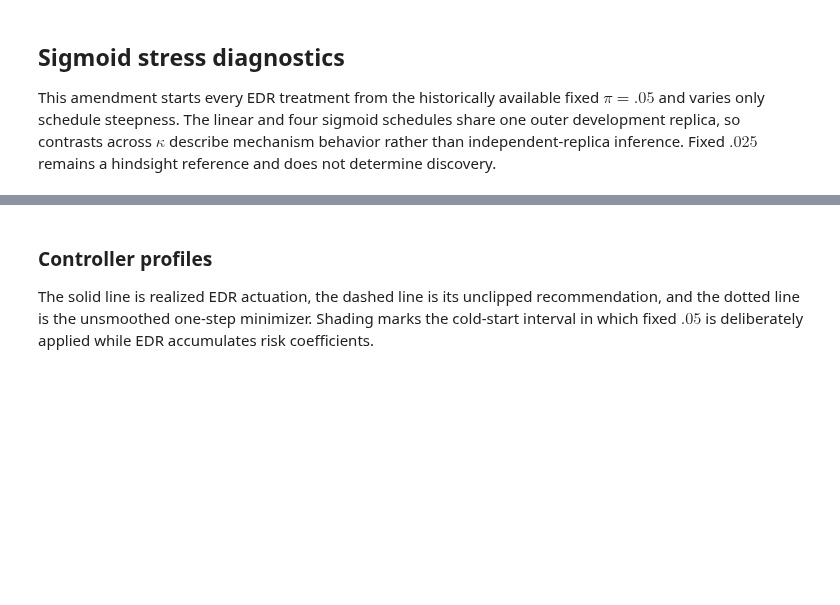
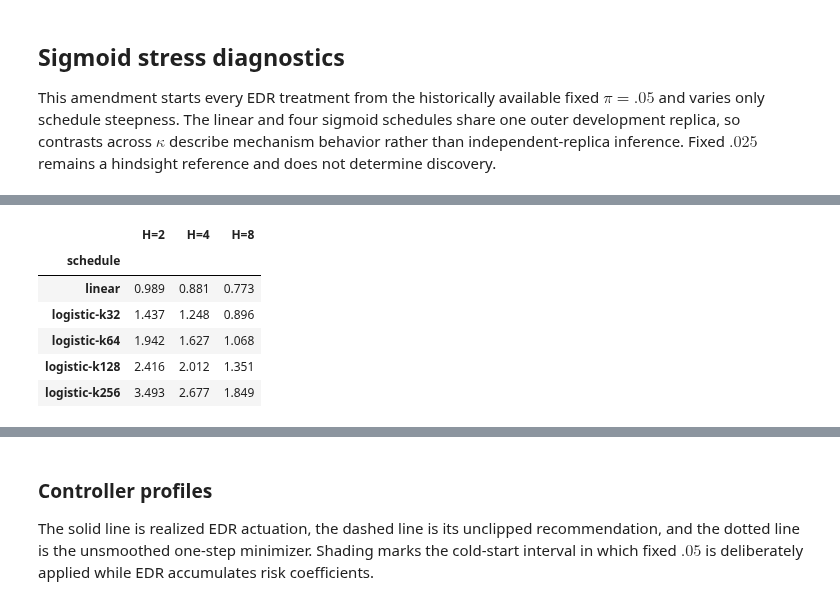
Before and after one commit to wdurno/notebooks, a Jupyter notebook: amari-chenstov-updates/mnist_experiment/plan4_edr_results.ipynb, the cells around one changed output, grey strips where cells are left out. Saved outputs shown, nothing was run; the diff lists cells and outputs as text; code cells hidden in the pictures; blank space fills up the shorter version.

```diff
--- a/amari-chenstov-updates/mnist_experiment/plan4_edr_results.ipynb
+++ b/amari-chenstov-updates/mnist_experiment/plan4_edr_results.ipynb
@@ -224,0 +288,17 @@ parity
+# %%
+sensitivity_rows = []
+for schedule in stress_order:
+    values = STRESS_SUMMARY['schedules'][schedule]['prequential_calibration_half_life_sensitivity']
+    sensitivity_rows.append({
+        'schedule': schedule,
+        **{f'H={half_life}': value['mean_absolute_log_ema_ratio_live'] for half_life, value in values.items()},
+    })
+pd.DataFrame(sensitivity_rows).set_index('schedule').style.format('{:.3f}')
+# %% [output]
+|  | H=2 | H=4 | H=8 |
+| schedule |  |  |  |
+| linear | 0.989 | 0.881 | 0.773 |
+| logistic-k32 | 1.437 | 1.248 | 0.896 |
+| logistic-k64 | 1.942 | 1.627 | 1.068 |
+| logistic-k128 | 2.416 | 2.012 | 1.351 |
+| logistic-k256 | 3.493 | 2.677 | 1.849 |
```
Also changed, not shown: parts of 16 cells of this notebook, 4 other files.
